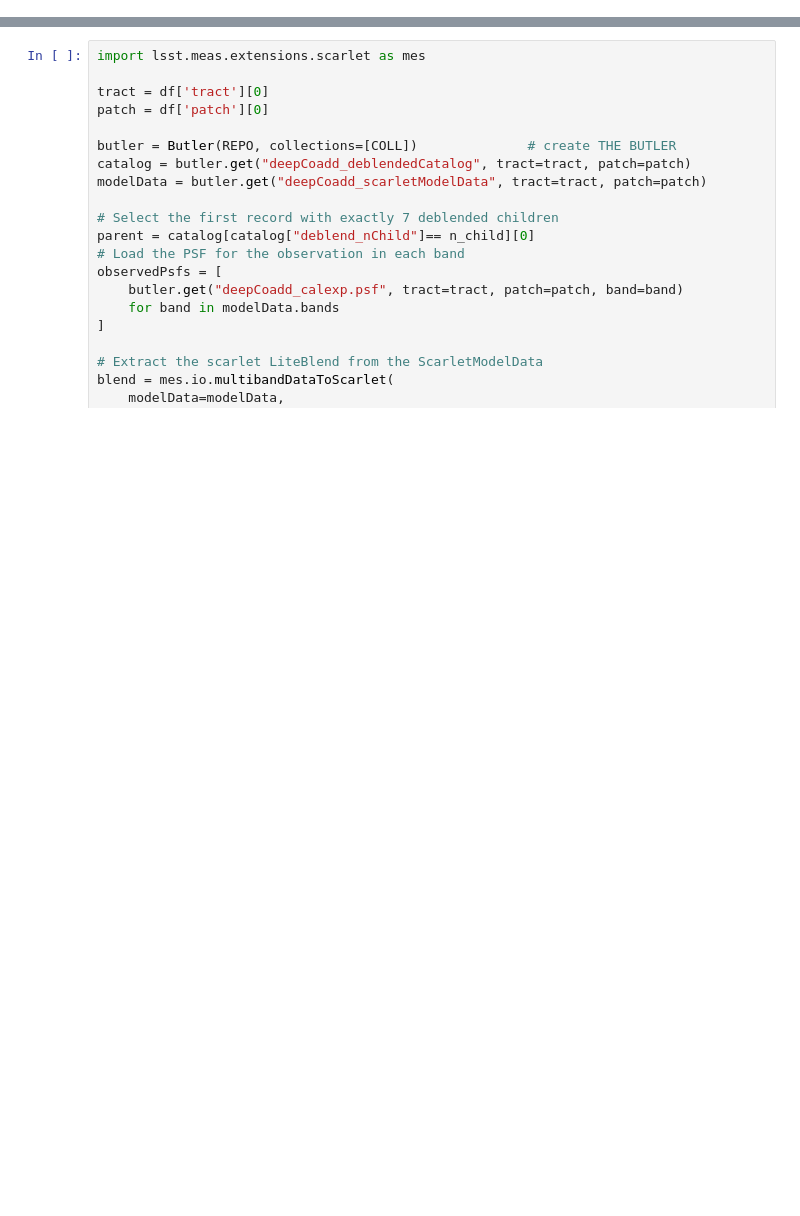
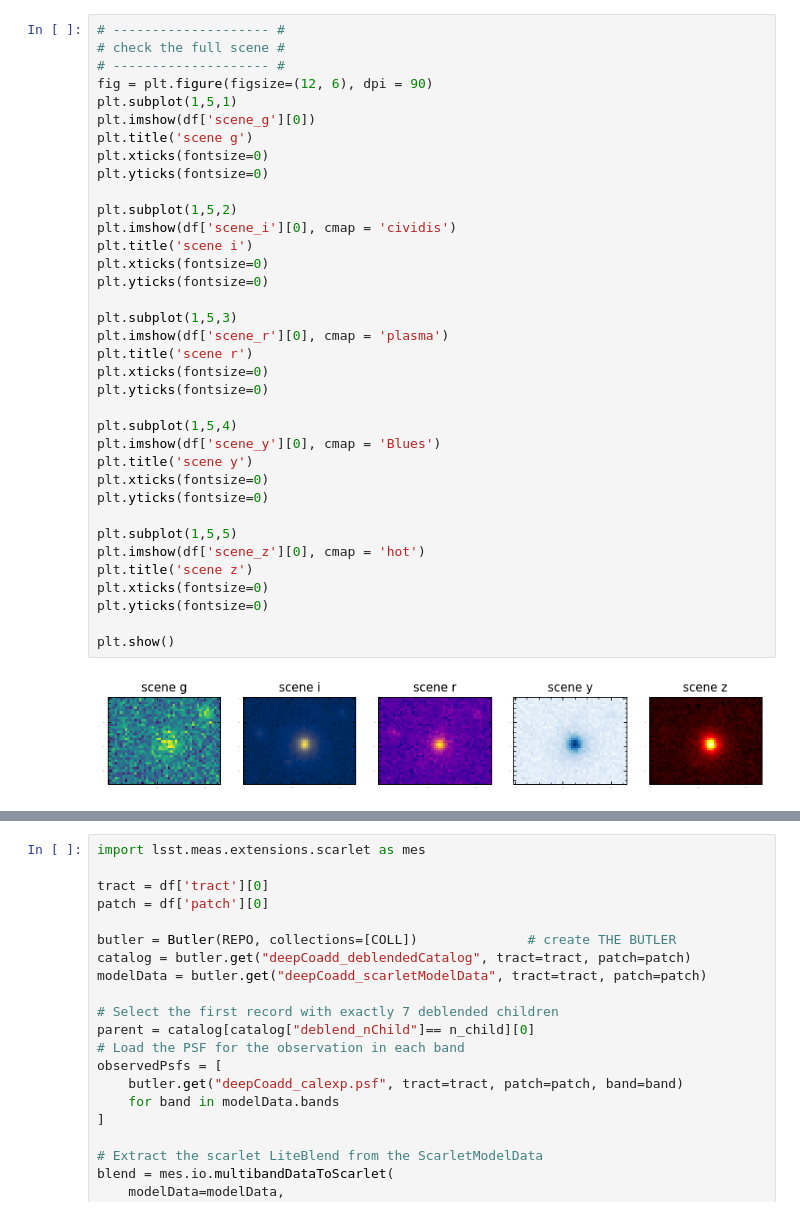
Before and after one commit to SampsonML/HSC_galaxy_tools, a Jupyter notebook: full_scene_extraction.ipynb, the cells around one changed output, grey strips where cells are left out. Drawn from its saved outputs; the diff is of its cells as text; blank space fills up the shorter version.

```diff
--- a/full_scene_extraction.ipynb
+++ b/full_scene_extraction.ipynb
@@ -333,0 +342,38 @@ plt.show()
+# %%
+# -------------------- #
+# check the full scene #
+# -------------------- #
+fig = plt.figure(figsize=(12, 6), dpi = 90)
+plt.subplot(1,5,1)
+plt.imshow(df['scene_g'][0])
+plt.title('scene g')
+plt.xticks(fontsize=0)
+plt.yticks(fontsize=0)
+
+plt.subplot(1,5,2)
+plt.imshow(df['scene_i'][0], cmap = 'cividis')
+plt.title('scene i')
+plt.xticks(fontsize=0)
+plt.yticks(fontsize=0)
+
+plt.subplot(1,5,3)
+plt.imshow(df['scene_r'][0], cmap = 'plasma')
+plt.title('scene r')
+plt.xticks(fontsize=0)
+plt.yticks(fontsize=0)
+
+plt.subplot(1,5,4)
+plt.imshow(df['scene_y'][0], cmap = 'Blues')
+plt.title('scene y')
+plt.xticks(fontsize=0)
+plt.yticks(fontsize=0)
+
+plt.subplot(1,5,5)
+plt.imshow(df['scene_z'][0], cmap = 'hot')
+plt.title('scene z')
+plt.xticks(fontsize=0)
+plt.yticks(fontsize=0)
+
+plt.show()
+# %% [output]
+[figure, added]
```
Also changed, not shown: parts of 8 cells of this notebook, 1 other file.
